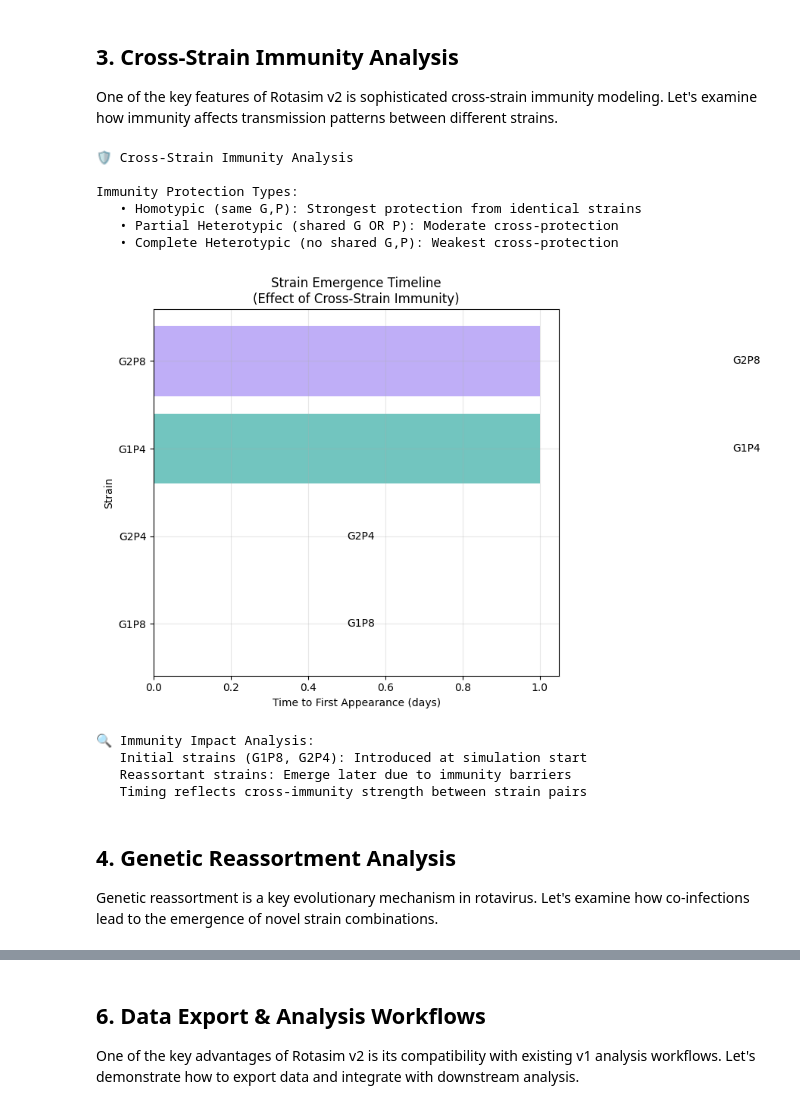
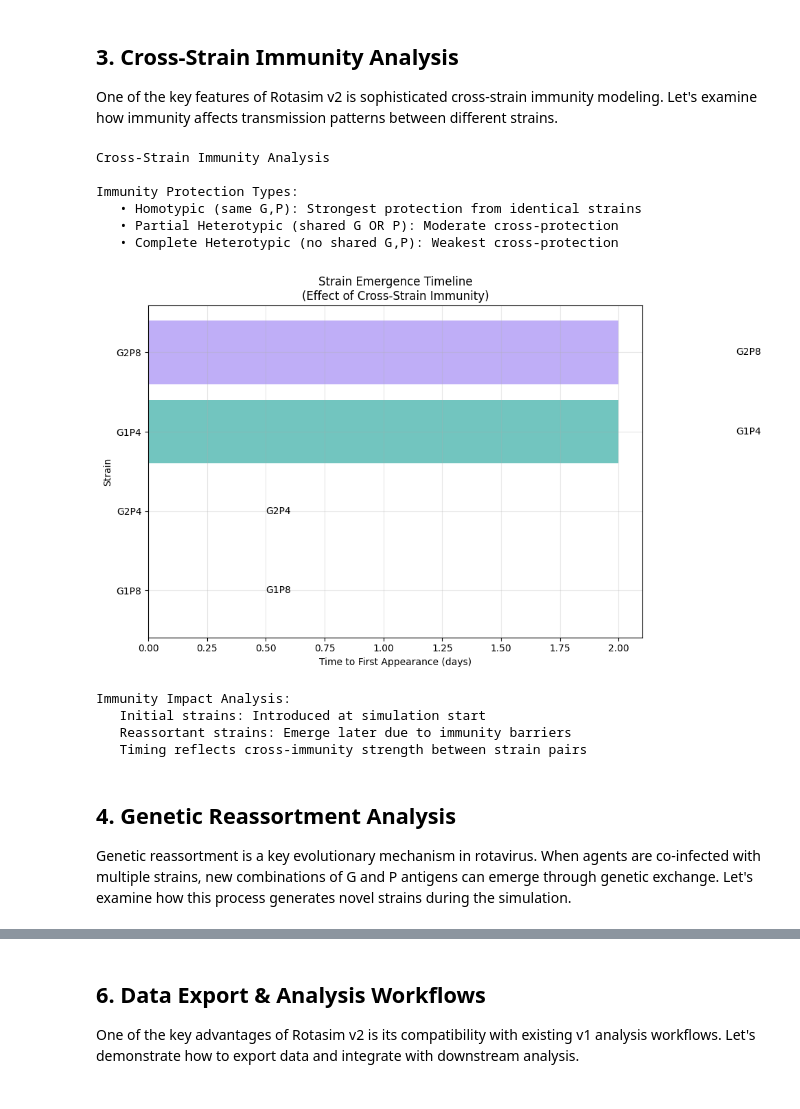
Before and after one commit to starsimhub/rotasim, a Jupyter notebook: examples/rotasim_demo.ipynb, the cells around one changed output, grey strips where cells are left out. Saved outputs shown, nothing was run; the diff lists cells and outputs as text; code cells hidden in the pictures.

```diff
--- a/examples/rotasim_demo.ipynb
+++ b/examples/rotasim_demo.ipynb
@@ -41,17 +41,17 @@ print("=== Setting Up Multi-Strain Simulation ===\n")
 # Create simulation with analyzers for data collection
 sim = rs.Sim(
     # Population and network
-    people=ss.People(n_agents=10000),
-    networks=ss.RandomNet(), # Randomly connected network
+    n_agents=5000,
+    networks='random', # Randomly connected network
 
     # Strain configuration using unified scenario API
     scenario='simple',  # Two-strain scenario (G1P8, G2P4) with equal fitness and prevalence
-    base_beta=0.1,   # Base transmission rate
 
     # Simulation parameters
     start='2020-01-01',
     stop='2020-06-01',
     dt=ss.days(1),   # Daily timesteps
+    verbose=0,       # Quiet operation
 
     # Data collection
     analyzers=[
@@ -62,15 +62,15 @@ sim = rs.Sim(
 )
 
 # Display simulation setup
-print(f"\n📊 Simulation Configuration:")
+print(f"\nSimulation Configuration:")
 print(f"   Population: {sim.pars.n_agents:,} agents")
-#print(f"   Duration: {sim.pars.start}-{sim.pars.stop} ({sim.pars.stop - sim.pars.start} years)")
-print(f"   Time step: {sim.pars.dt} days")
+print(f"   Duration: {sim.pars.start} to {sim.pars.stop}")
+print(f"   Time step: {sim.pars.dt}")
 print(f"   Scenario: {sim.scenario}")
 
 # Show strain details
 strain_summary = sim.get_strain_summary()
-print(f"\n🦠 Strain Details:")
+print(f"\nStrain Details:")
 print(f"   Total possible strains: {strain_summary['total_diseases']}")
 print(f"   Active at start: {len(strain_summary['active_strains'])}")
 print(f"   Dormant reassortants: {len(strain_summary['dormant_strains'])}")
@@ -160,9 +171,10 @@ time_points = np.arange(len(strain_df))
 colors = sns.color_palette('husl', len(proportion_cols))
 
 for i, col in enumerate(proportion_cols):
-    # Extract strain name from column (e.g., "(1, 8, 1, 1) proportion" -> "G1P8")
+    # Extract strain name from column (e.g., "(1, 8) proportion" -> "G1P8")
     strain_tuple = col.split(' proportion')[0]
-    g, p = strain_tuple.strip('()').split(', ')[:2]
+    parts = strain_tuple.strip('()').split(', ')
+    g, p = parts[0], parts[1]
     strain_name = f"G{g}P{p}"
 
     ax1.plot(time_points, strain_df[col],
@@ -179,7 +191,8 @@ ax1.set_ylim(0, 1)
 for i, col in enumerate(count_cols):
     # Extract strain name
     strain_tuple = col.split(' count')[0]
-    g, p = strain_tuple.strip('()').split(', ')[:2]
+    parts = strain_tuple.strip('()').split(', ')
+    g, p = parts[0], parts[1]
     strain_name = f"G{g}P{p}"
 
     ax2.plot(time_points, strain_df[col],
@@ -195,10 +208,11 @@ plt.tight_layout()
 plt.show()
 
 # Summary statistics
-print(f"\n📈 Strain Dynamics Summary:")
+print(f"\nStrain Dynamics Summary:")
 for col in proportion_cols:
     strain_tuple = col.split(' proportion')[0]
-    g, p = strain_tuple.strip('()').split(', ')[:2]
+    parts = strain_tuple.strip('()').split(', ')
+    g, p = parts[0], parts[1]
     strain_name = f"G{g}P{p}"
 
     max_prop = strain_df[col].max()
@@ -218,7 +232,7 @@ for col in proportion_cols:
 One of the key features of Rotasim v2 is sophisticated cross-strain immunity modeling. Let's examine how immunity affects transmission patterns between different strains.
 # %%
 # Analyze immunity patterns from the simulation
-print("🛡️ Cross-Strain Immunity Analysis\n")
+print("Cross-Strain Immunity Analysis\n")
 
 # The immunity connector in our simulation handles three types of protection:
 print("Immunity Protection Types:")
@@ -233,7 +247,8 @@ fig, ax = plt.subplots(1, 1, figsize=(10, 6))
 strain_first_appearance = {}
 for col in count_cols:
     strain_tuple = col.split(' count')[0]
-    g, p = strain_tuple.strip('()').split(', ')[:2]
+    parts = strain_tuple.strip('()').split(', ')
+    g, p = parts[0], parts[1]
     strain_name = f"G{g}P{p}"
 
     # Find first timestep where count > 0
@@ -242,42 +257,42 @@ for col in count_cols:
         strain_first_appearance[strain_name] = nonzero_times[0]
     else:
         strain_first_appearance[strain_name] = None
 
 # Plot strain emergence timeline
 active_strains = [(k, v) for k, v in strain_first_appearance.items() if v is not None]
 active_strains.sort(key=lambda x: x[1])
 
 for i, (strain, first_time) in enumerate(active_strains):
     ax.barh(i, first_time, color=colors[i % len(colors)], alpha=0.7)
     ax.text(first_time + 0.5, i, strain, va='center')
 
 ax.set_xlabel('Time to First Appearance (days)')
 ax.set_ylabel('Strain')
 ax.set_title('Strain Emergence Timeline\n(Effect of Cross-Strain Immunity)')
 ax.set_yticks(range(len(active_strains)))
 ax.set_yticklabels([strain for strain, _ in active_strains])
 ax.grid(True, alpha=0.3)
 
 plt.tight_layout()
 plt.show()
 
-print(f"\n🔍 Immunity Impact Analysis:")
-print(f"   Initial strains (G1P8, G2P4): Introduced at simulation start")
+print(f"\nImmunity Impact Analysis:")
+print(f"   Initial strains: Introduced at simulation start")
 print(f"   Reassortant strains: Emerge later due to immunity barriers")
 print(f"   Timing reflects cross-immunity strength between strain pairs")
 # %% [output]
-🛡️ Cross-Strain Immunity Analysis
+Cross-Strain Immunity Analysis
 
 Immunity Protection Types:
    • Homotypic (same G,P): Strongest protection from identical strains
    • Partial Heterotypic (shared G OR P): Moderate cross-protection
    • Complete Heterotypic (no shared G,P): Weakest cross-protection
-[figure, old version]
+[figure, new version]
-🔍 Immunity Impact Analysis:
-   Initial strains (G1P8, G2P4): Introduced at simulation start
+Immunity Impact Analysis:
+   Initial strains: Introduced at simulation start
    Reassortant strains: Emerge later due to immunity barriers
    Timing reflects cross-immunity strength between strain pairs
 # %% [markdown]
 ## 4. Genetic Reassortment Analysis
 
-Genetic reassortment is a key evolutionary mechanism in rotavirus. Let's examine how co-infections lead to the emergence of novel strain combinations.
+Genetic reassortment is a key evolutionary mechanism in rotavirus. When agents are co-infected with multiple strains, new combinations of G and P antigens can emerge through genetic exchange. Let's examine how this process generates novel strains during the simulation.
```
Also changed, not shown: parts of 12 cells of this notebook, 2 other files.
